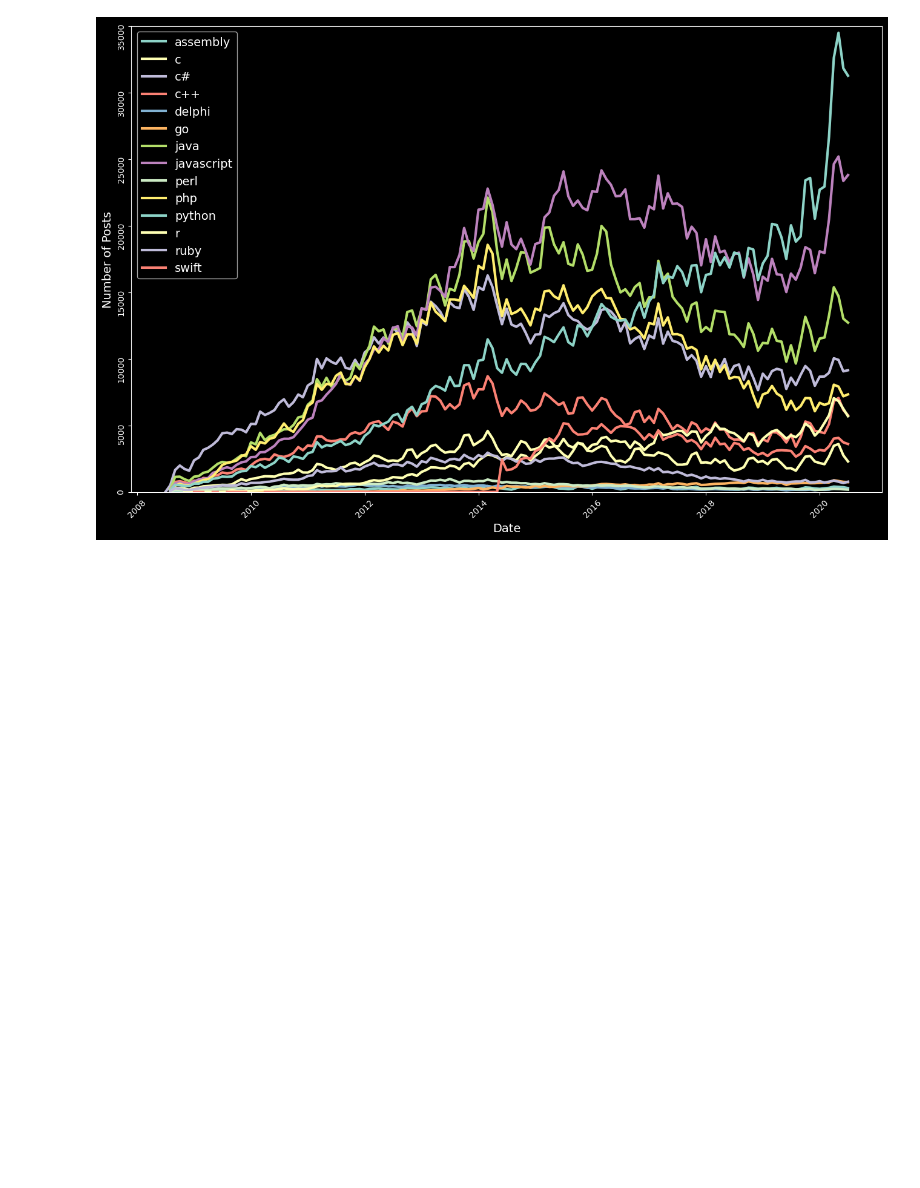
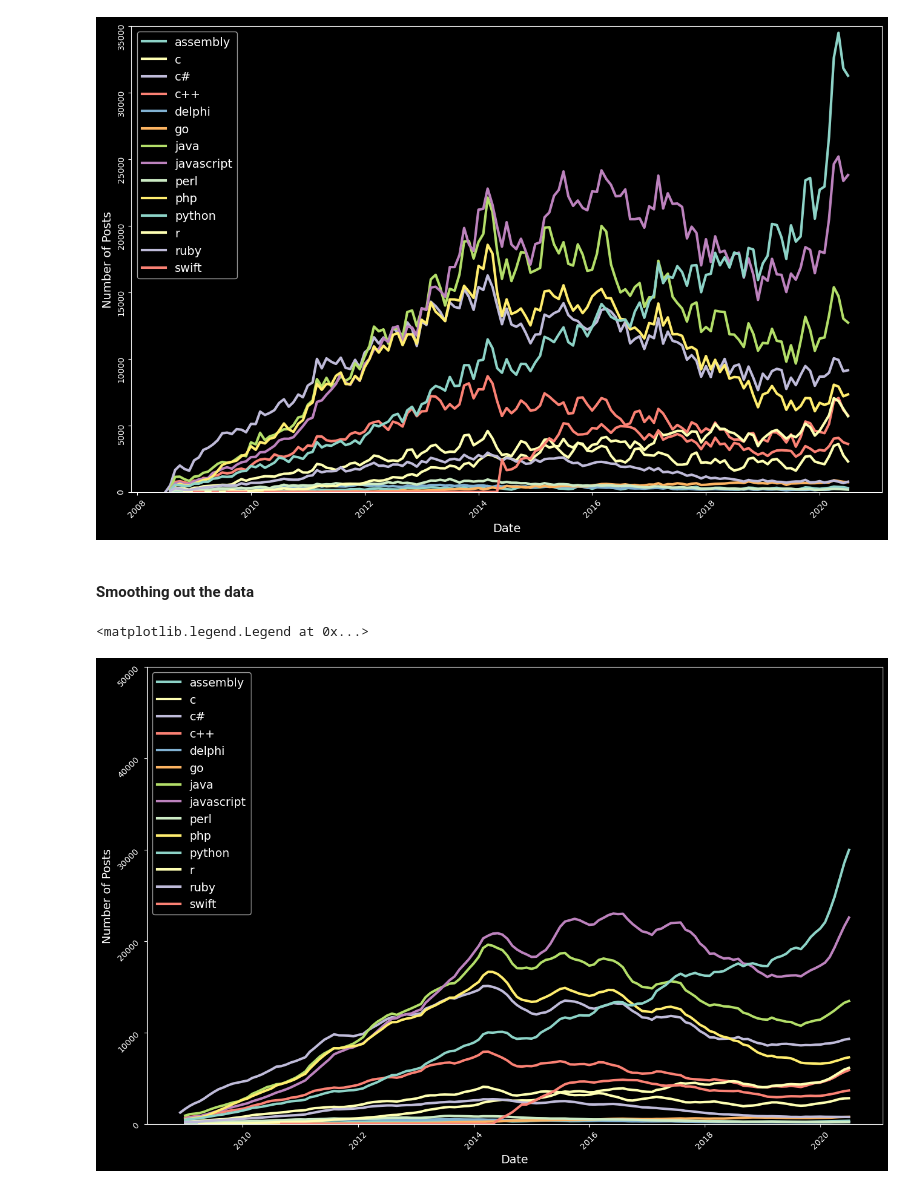
Before and after one commit to shane-221/Python_Basics, a Jupyter notebook: 09_Advanced-Data_Analysis(Pandas-Plotly-Seaborn)/73_Matplotlib/main.ipynb, the cells around one changed output. Drawn from its saved outputs; the diff is of its cells as text; code cells hidden in the pictures; blank space fills up the shorter version.

```diff
--- a/09_Advanced-Data_Analysis(Pandas-Plotly-Seaborn)/73_Matplotlib/main.ipynb
+++ b/09_Advanced-Data_Analysis(Pandas-Plotly-Seaborn)/73_Matplotlib/main.ipynb
@@ -133,3 +133,31 @@ plt.legend(fontsize=14)
 # %% [output]
 <matplotlib.legend.Legend at 0x...>
 [figure]
+# %% [markdown]
+#### Smoothing out the data
+# %%
+## Average out 6 values out a time
+rolling_df = reshaped_df.rolling(window= 6).mean()
+
+
+## Sizing of the graph
+plt.figure(figsize = (16,10))
+plt.xticks( rotation = 45, fontsize = 10)
+plt.yticks(fontsize =10, rotation = 45)
+
+
+## Drawing out the graph
+for column in rolling_df:
+    plt.plot(rolling_df.index,
+             rolling_df[column],
+             linewidth =3,
+             label = rolling_df[column].name)
+
+## Adding extra features
+plt.xlabel("Date", fontsize=14)
+plt.ylabel("Number of Posts", fontsize=14)
+plt.ylim(0, 50000)
+plt.legend(fontsize= 14)
+# %% [output]
+<matplotlib.legend.Legend at 0x...>
+[figure, added]
```
Also changed, not shown: parts of 1 cell of this notebook.
